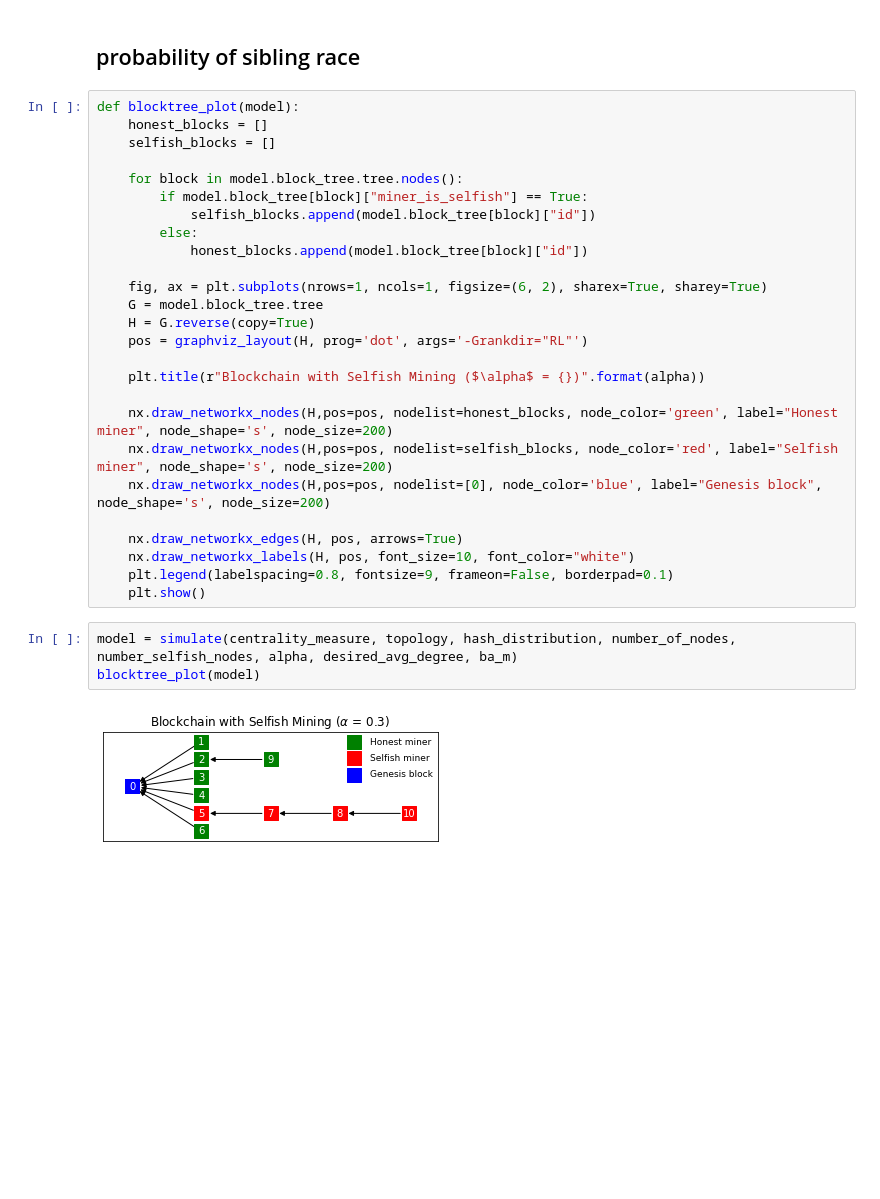
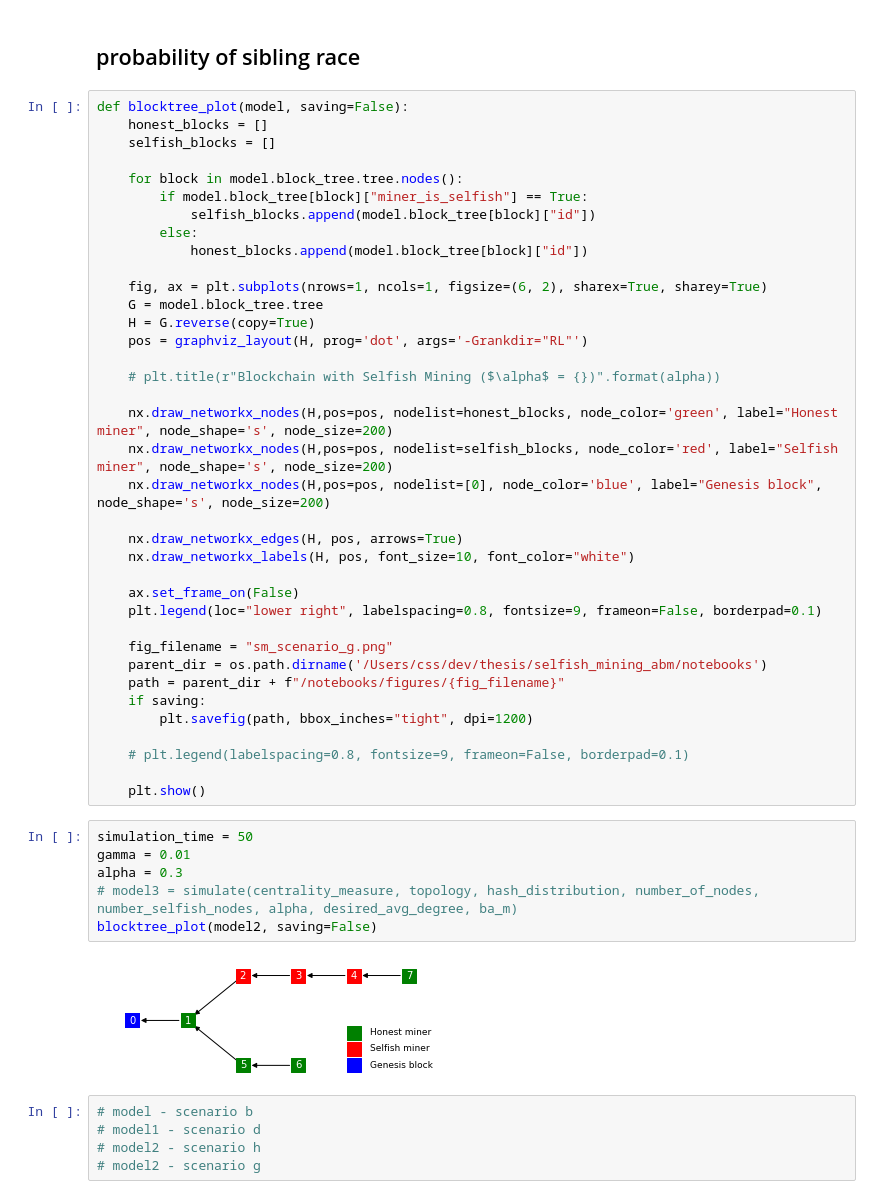
Before and after one commit to casparschwa/selfish_mining_abm, a Jupyter notebook: notebooks/blocktree_plot.ipynb, the cells around one changed output. Drawn from its saved outputs; the diff is of its cells as text; blank space fills up the shorter version.

```diff
--- a/notebooks/blocktree_plot.ipynb
+++ b/notebooks/blocktree_plot.ipynb
@@ -182,7 +182,7 @@ model = simulate(centrality_measure, topology, hash_distribution, number_of_node
 # %% [markdown]
 ## probability of sibling race
 # %%
-def blocktree_plot(model):
+def blocktree_plot(model, saving=False):
     honest_blocks = []
     selfish_blocks = []
 
@@ -197,7 +197,7 @@ def blocktree_plot(model):
     H = G.reverse(copy=True)
     pos = graphviz_layout(H, prog='dot', args='-Grankdir="RL"')
 
-    plt.title(r"Blockchain with Selfish Mining ($\alpha$ = {})".format(alpha))
+    # plt.title(r"Blockchain with Selfish Mining ($\alpha$ = {})".format(alpha))
 
     nx.draw_networkx_nodes(H,pos=pos, nodelist=honest_blocks, node_color='green', label="Honest miner", node_shape='s', node_size=200)
     nx.draw_networkx_nodes(H,pos=pos, nodelist=selfish_blocks, node_color='red', label="Selfish miner", node_shape='s', node_size=200)
@@ -205,13 +205,32 @@ def blocktree_plot(model):
 
     nx.draw_networkx_edges(H, pos, arrows=True)
     nx.draw_networkx_labels(H, pos, font_size=10, font_color="white")
-    plt.legend(labelspacing=0.8, fontsize=9, frameon=False, borderpad=0.1)
+
+    ax.set_frame_on(False)
+    plt.legend(loc="lower right", labelspacing=0.8, fontsize=9, frameon=False, borderpad=0.1)
+
+    fig_filename = "sm_scenario_g.png"
+    parent_dir = os.path.dirname('/Users/css/dev/thesis/selfish_mining_abm/notebooks')
+    path = parent_dir + f"/notebooks/figures/{fig_filename}"
+    if saving:
+        plt.savefig(path, bbox_inches="tight", dpi=1200)
+
+    # plt.legend(labelspacing=0.8, fontsize=9, frameon=False, borderpad=0.1)
+
     plt.show()
 # %%
-model = simulate(centrality_measure, topology, hash_distribution, number_of_nodes, number_selfish_nodes, alpha, desired_avg_degree, ba_m)
-blocktree_plot(model)
+simulation_time = 50
+gamma = 0.01
+alpha = 0.3
+# model3 = simulate(centrality_measure, topology, hash_distribution, number_of_nodes, number_selfish_nodes, alpha, desired_avg_degree, ba_m)
+blocktree_plot(model2, saving=False)
 # %% [output]
-[figure, old version]
+[figure, new version]
+# %%
+# model - scenario b
+# model1 - scenario d
+# model2 - scenario h
+# model2 - scenario g
 # %%
 def multi_blocktree_plot(model1, alpha1, model2, alpha2, saving=False):
 
```
Also changed, not shown: parts of 4 cells of this notebook, 7 other files.
